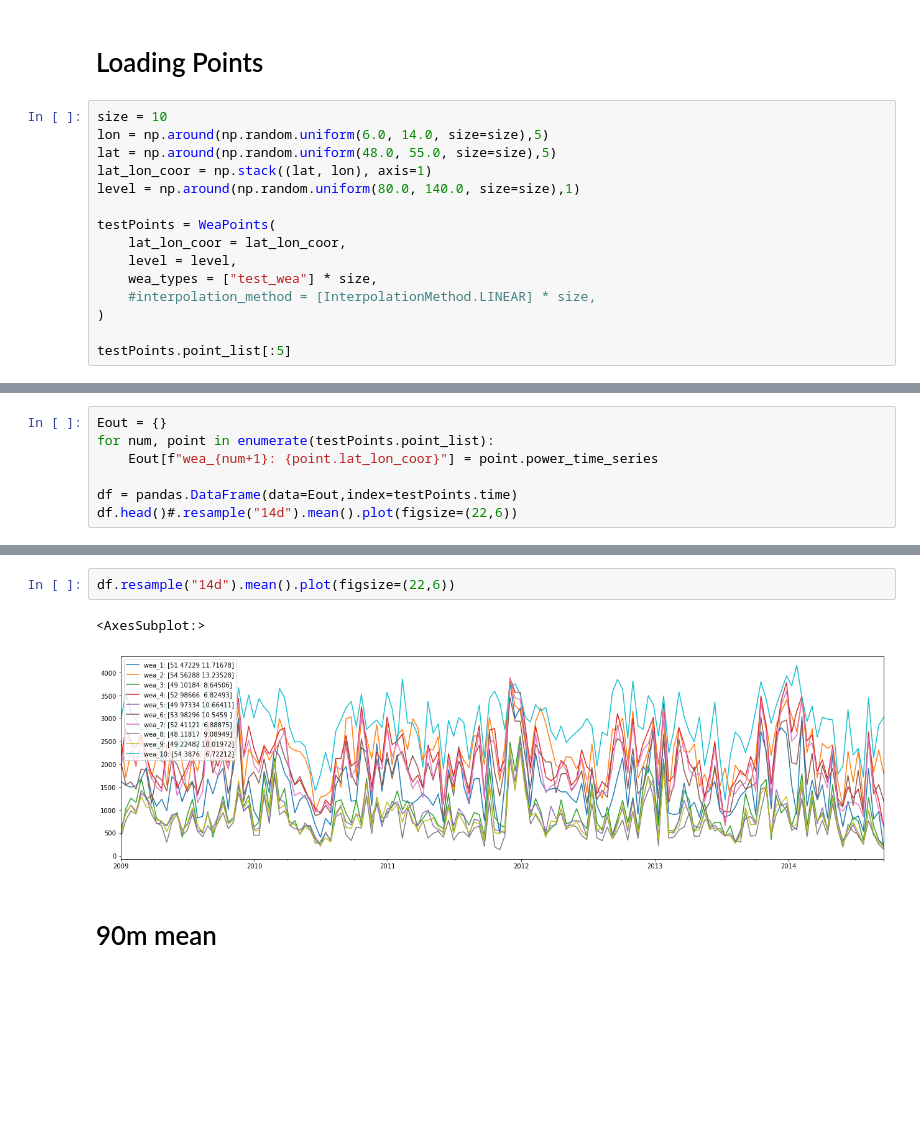
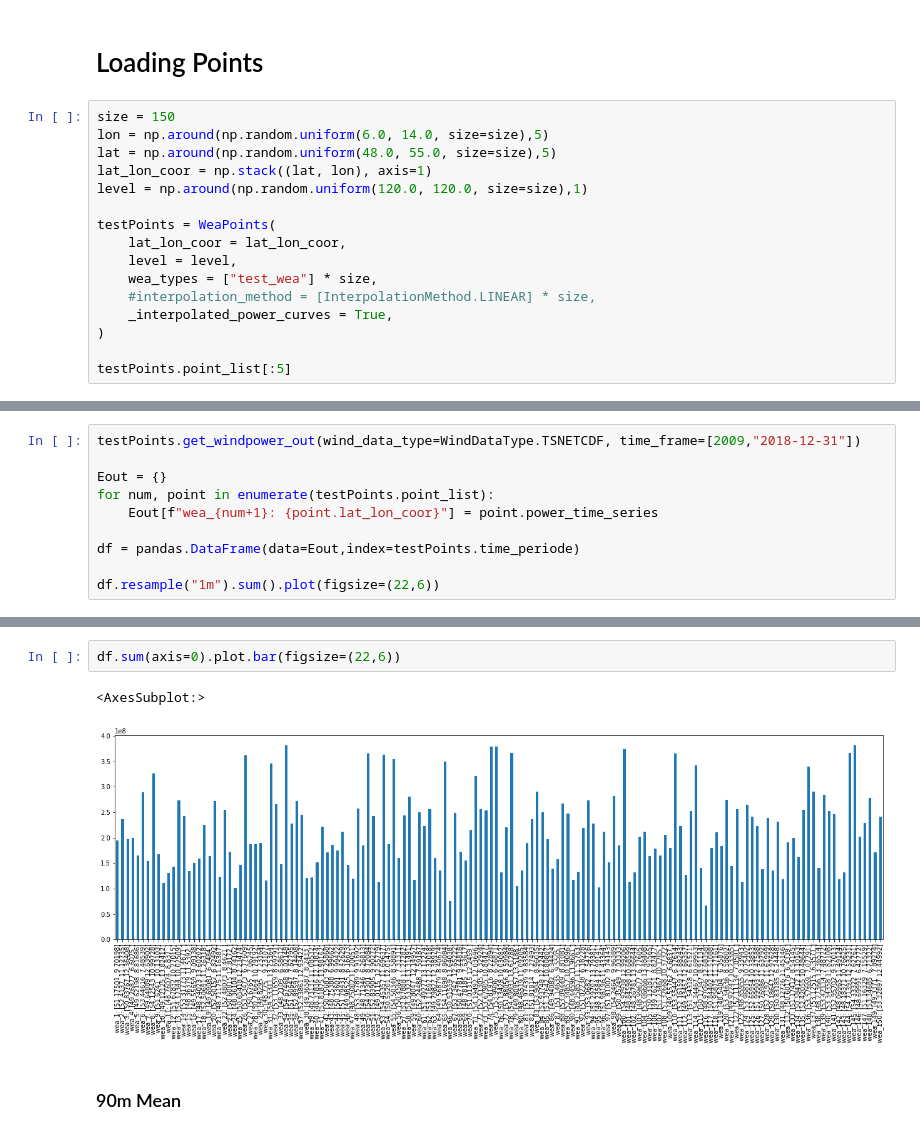
Before and after one commit to clwehner/Windatlas, a Jupyter notebook: windatlas/anemos_data/test_all.ipynb, the cells around one changed output, grey strips where cells are left out. Drawn from its saved outputs; the diff is of its cells as text; blank space fills up the shorter version.

```diff
--- a/windatlas/anemos_data/test_all.ipynb
+++ b/windatlas/anemos_data/test_all.ipynb
@@ -23,17 +7,18 @@ Attributes:
 # %% [markdown]
 # Loading Points
 # %%
-size = 10
+size = 150
 lon = np.around(np.random.uniform(6.0, 14.0, size=size),5)
 lat = np.around(np.random.uniform(48.0, 55.0, size=size),5)
 lat_lon_coor = np.stack((lat, lon), axis=1)
-level = np.around(np.random.uniform(80.0, 140.0, size=size),1)
+level = np.around(np.random.uniform(120.0, 120.0, size=size),1)
 
 testPoints = WeaPoints(
     lat_lon_coor = lat_lon_coor,
     level = level,
     wea_types = ["test_wea"] * size,
     #interpolation_method = [InterpolationMethod.LINEAR] * size,
+    _interpolated_power_curves = True,
 )
 
 testPoints.point_list[:5]
@@ -63,8 +35,11 @@ Windpower turbine 10 complete
 # %%
+testPoints.get_windpower_out(wind_data_type=WindDataType.TSNETCDF, time_frame=[2009,"2018-12-31"])
+
 Eout = {}
 for num, point in enumerate(testPoints.point_list):
     Eout[f"wea_{num+1}: {point.lat_lon_coor}"] = point.power_time_series
 
-df = pandas.DataFrame(data=Eout,index=testPoints.time)
-df.head()#.resample("14d").mean().plot(figsize=(22,6))
+df = pandas.DataFrame(data=Eout,index=testPoints.time_periode)
+
+df.resample("1m").sum().plot(figsize=(22,6))
 # %% [output]
@@ -77,7 +65,7 @@ df.head()#.resample("14d").mean().plot(figsize=(22,6))
 # %%
-df.resample("14d").mean().plot(figsize=(22,6))
+df.sum(axis=0).plot.bar(figsize=(22,6))
 # %% [output]
 <AxesSubplot:>
-[figure, old version]
+[figure, new version]
 # %% [markdown]
-# 90m mean
+### 90m Mean
```
Also changed, not shown: parts of 17 cells of this notebook, 7 other files.
